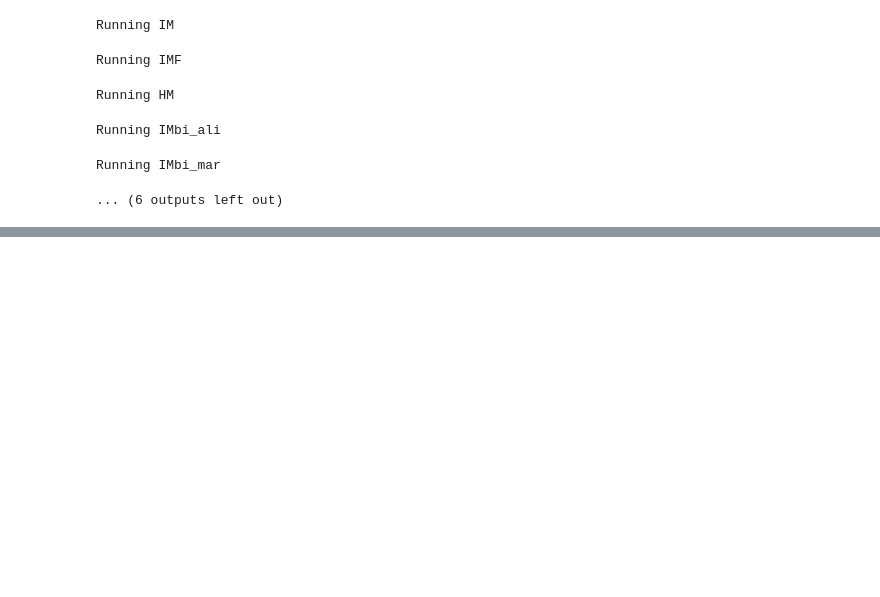
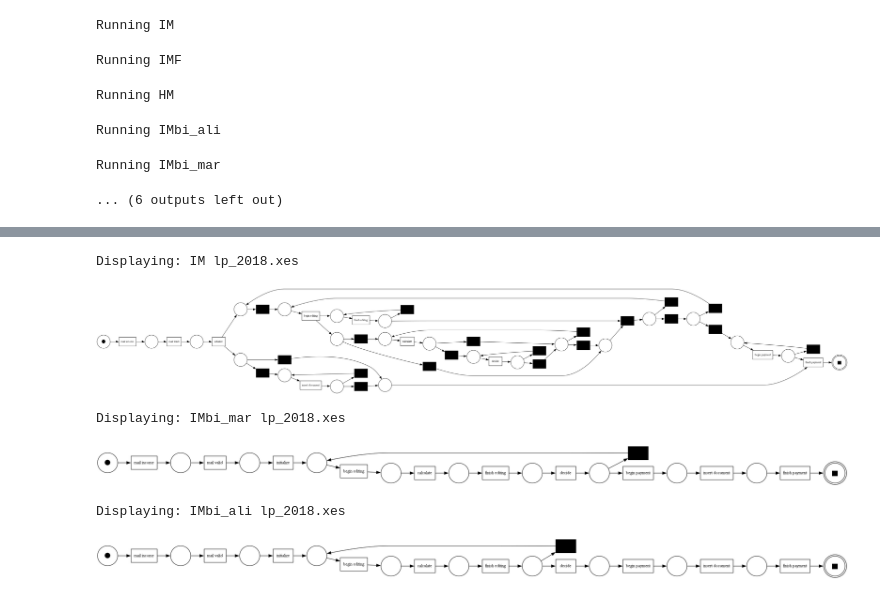
Before and after one commit to GoldschmidtMarko/IMBI_Master, a Jupyter notebook: analysing/comparison.ipynb, the cells around one changed output, grey strips where cells are left out. Cells and saved outputs as stored; diff of their text form; code cells hidden in the pictures; blank space fills up the shorter version.

Commit message:
analysing work, visualization of discovered cuts

```diff
--- a/analysing/comparison.ipynb
+++ b/analysing/comparison.ipynb
@@ -30,0 +67,8 @@ def f1_score(a, b):
+# %%
+def visualize_petriNet(df, miner, logPName, logMName = ""):
+  df_temp = df[df["miner"] == miner]
+  df_temp = df_temp[df_temp["logM_Name"] == logMName]
+  df_temp = df_temp[df_temp["logP_Name"] == logPName]
+  for net, im, fm in zip(df_temp.net, df_temp.im, df_temp.fm):
+    print("Displaying: " + str(miner) + " " + str(logPName) + " " + str(logMName))
+    view_petri_net(net, im, fm)
@@ -193,3 +257,14 @@ for f1_measure in ["f1_tok", "f1_alig"]:
+# %%
+visualize_petriNet(df, "IM", "lp_2018.xes")
+visualize_petriNet(df, "IMbi_mar", "lp_2018.xes")
+visualize_petriNet(df, "IMbi_ali", "lp_2018.xes")
+# %% [output]
+Displaying: IM lp_2018.xes
+[figure, added]
+Displaying: IMbi_mar lp_2018.xes
+[figure, added]
+Displaying: IMbi_ali lp_2018.xes
+[figure, added]
 # %%
 display(df)
 # %% [output]
```
Also changed, not shown: parts of 9 cells of this notebook, 6 other files.
